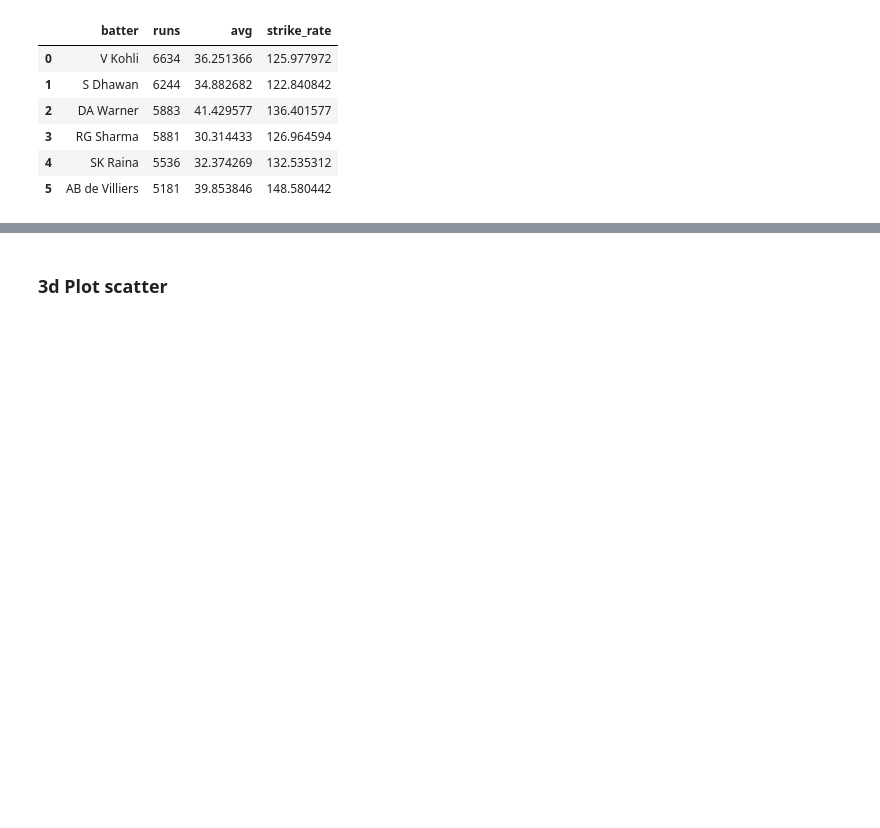
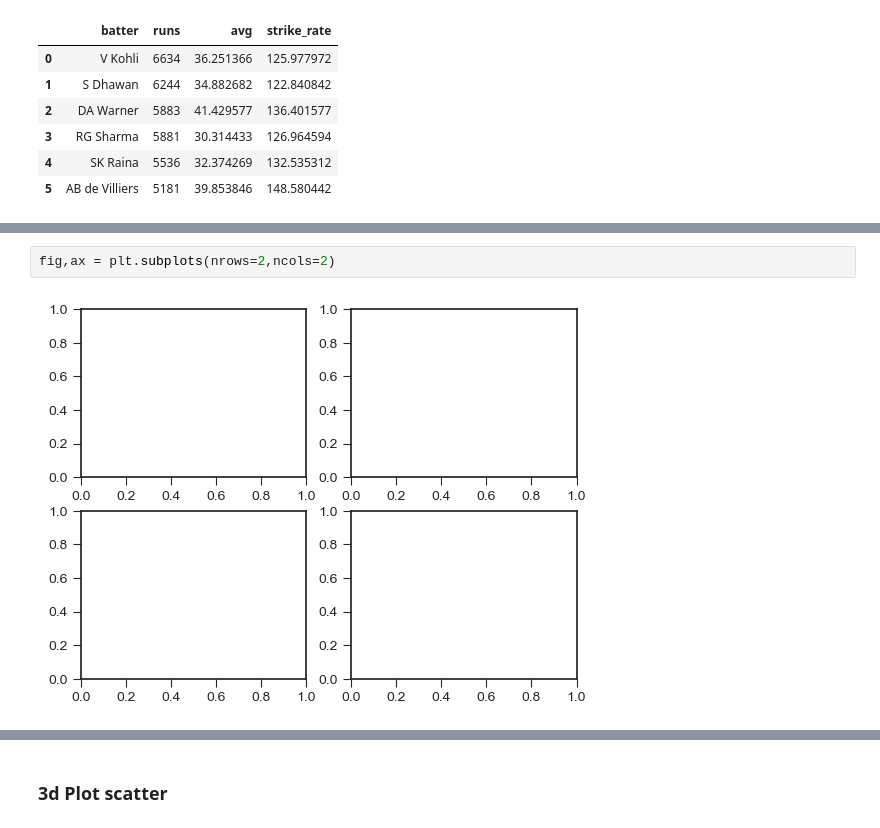
Before and after one commit to PurplePegasus08/My-ML-notes, a Jupyter notebook: Data visualizations/Plots.ipynb, the cells around one changed output, grey strips where cells are left out. Cells and saved outputs as stored; diff of their text form; blank space fills up the shorter version.

```diff
--- a/Data visualizations/Plots.ipynb
+++ b/Data visualizations/Plots.ipynb
@@ -483,0 +493,4 @@ bat.head(6)
+# %%
+fig,ax = plt.subplots(nrows=2,ncols=2)
+# %% [output]
+[figure, added]
```
Also changed, not shown: parts of 8 cells of this notebook.
